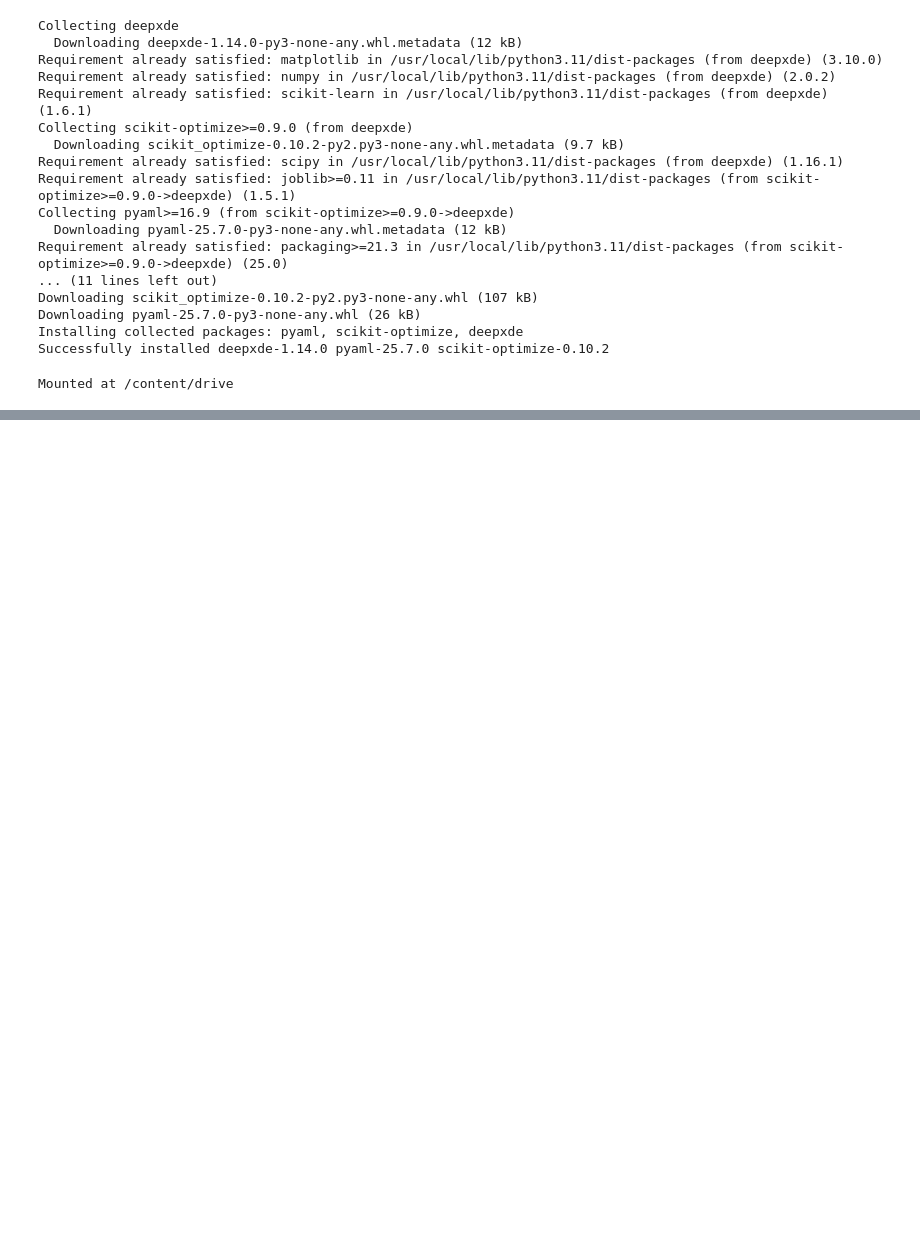
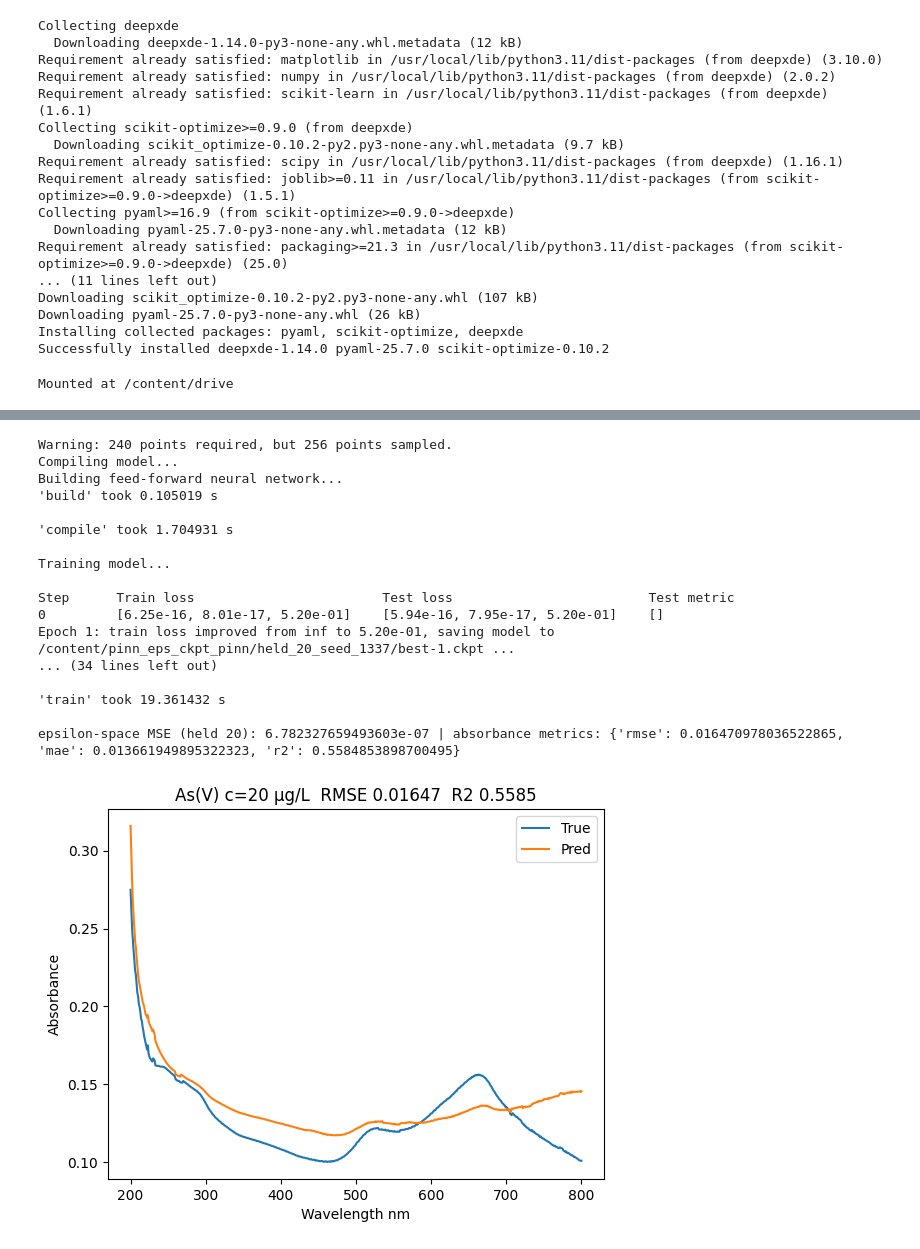
Before and after one commit to sushirito/ArsenicFR, a Jupyter notebook: DeepXDE_PINNRobustIntegration.ipynb, the cells around one changed output, grey strips where cells are left out. Drawn from its saved outputs; the diff is of its cells as text; code cells hidden in the pictures; blank space fills up the shorter version.

```diff
--- a/DeepXDE_PINNRobustIntegration.ipynb
+++ b/DeepXDE_PINNRobustIntegration.ipynb
@@ -408,0 +428,30 @@ Wrote /content/A_pred_c25_ensemble_PINN.csv
+# %%
+# Retrain LOSO with c=20 held out, then predict and plot for c=20
+model_20, _, _, mse_eps_20, ckpt_20 = train_once_pinn_ckpt(
+    prep, held=20, adam_iters=2000, lr=1e-3, bfgs=True, w_phys=0.1, w_smooth=1e-4
+)
+wl, A_pred_20 = predict_absorbance_for_c(model_20, prep, 20)
+A_true_20 = prep["A_bg"] + prep["deltas"][20]
+metrics_20 = evaluate_absorbance_metrics(A_true_20, A_pred_20)
+print("epsilon-space MSE (held 20):", mse_eps_20, "| absorbance metrics:", metrics_20)
+plot_absorbance(wl, A_true_20, A_pred_20,
+                title=f"As(V) c=20 µg/L  RMSE {metrics_20['rmse']:.4g}  R2 {metrics_20['r2']:.4f}")
+# %% [output]
+Warning: 240 points required, but 256 points sampled.
+Compiling model...
+Building feed-forward neural network...
+'build' took 0.105019 s
+
+'compile' took 1.704931 s
+
+Training model...
+
+Step      Train loss                        Test loss                         Test metric
+0         [6.25e-16, 8.01e-17, 5.20e-01]    [5.94e-16, 7.95e-17, 5.20e-01]    []
+Epoch 1: train loss improved from inf to 5.20e-01, saving model to /content/pinn_eps_ckpt_pinn/held_20_seed_1337/best-1.ckpt ...
+... (34 lines left out)
+
+'train' took 19.361432 s
+
+epsilon-space MSE (held 20): 6.782327659493603e-07 | absorbance metrics: {'rmse': 0.016470978036522865, 'mae': 0.013661949895322323, 'r2': 0.5584853898700495}
+[figure, added]
```
Also changed, not shown: parts of 3 cells of this notebook.
